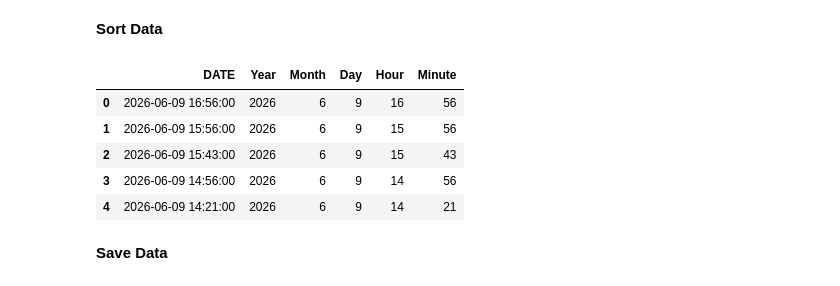
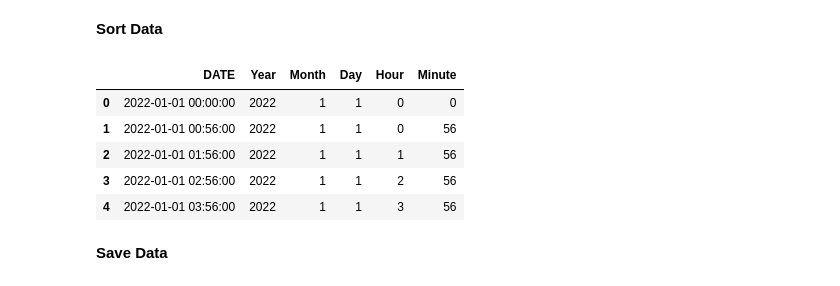
Before and after one commit to UC-Berkeley-I-School/207-Summer26-FinalProject-MLModel, a Jupyter notebook: Data_Preprocessing/SFO_NOAA_Preprocessing_YvonneChook.ipynb, the cells around one changed output. Cells and saved outputs as stored; diff of their text form; code cells hidden in the pictures.

```diff
--- a/Data_Preprocessing/SFO_NOAA_Preprocessing_YvonneChook.ipynb
+++ b/Data_Preprocessing/SFO_NOAA_Preprocessing_YvonneChook.ipynb
@@ -36,6 +36,12 @@ NOAA_summary = pd.DataFrame({
     "unique_values": NOAA_SFO_df.nunique().values
 })
 
+#I want to see all data
+pd.set_option("display.max_rows", None)
+pd.set_option("display.max_columns", None)
+pd.set_option("display.max_colwidth", None)
+
+
 display(NOAA_summary)
 # %% [output]
 |  | column_name | dtype | nulls_count | nulls_percent | unique_values |
@@ -66,2 +75,26 @@ NOAA_SFO_df["DATE"].dtype
 # %% [output]
 dtype('<M8[us]')
+# %%
+# convert any date time components to ints
+
+#specify columns and intended datatype
+date_str_to_ints = [
+    "Year",
+    "Month",
+    "Day",
+    "Hour",
+    "Minute"
+]
+
+for col in date_str_to_ints:
+    NOAA_SFO_cleaned[col] = pd.to_numeric(NOAA_SFO_cleaned[col])
+# %%
+# convert any location features into floats
+location_str_to_floats = [
+    "LATITUDE",
+    "LONGITUDE",
+    "ELEVATION"
+]
+
+for col in location_str_to_floats:
+    NOAA_SFO_cleaned[col] = pd.to_numeric(NOAA_SFO_cleaned[col])
@@ -68,7 +147,10 @@ dtype('<M8[us]')
 # %%
 # filter for unique entries only
-NOAA_SFO_df = NOAA_SFO_df.drop_duplicates()
+NOAA_SFO_cleaned = NOAA_SFO_cleaned.drop_duplicates()
+
+#fiter cases where columns are entirely null
+NOAA_SFO_cleaned = NOAA_SFO_cleaned.dropna(axis=1, how="all")
 
 #Check shape
-print(NOAA_SFO_df.shape)
+print(NOAA_SFO_cleaned.shape)
 # %% [output]
@@ -82,21 +189,21 @@ print(NOAA_SFO_df.shape)
 # %% [markdown]
 **Sort Data**
 # %%
-#sort data from most recent to least recent
-NOAA_SFO_df = NOAA_SFO_df.sort_values(
+#sort data from ascending order
+NOAA_SFO_cleaned = NOAA_SFO_cleaned.sort_values(
     by="DATE",
-    ascending=False
+    ascending=True
 ).reset_index(drop=True)
 
 #Check
-NOAA_SFO_df[["DATE", "Year", "Month", "Day", "Hour", "Minute"]].head()
+NOAA_SFO_cleaned[["DATE", "Year", "Month", "Day", "Hour", "Minute"]].head()
 # %% [output]
 |  | DATE | Year | Month | Day | Hour | Minute |
-| 0 | 2026-06-09 16:56:00 | 2026 | 6 | 9 | 16 | 56 |
-| 1 | 2026-06-09 15:56:00 | 2026 | 6 | 9 | 15 | 56 |
-| 2 | 2026-06-09 15:43:00 | 2026 | 6 | 9 | 15 | 43 |
-| 3 | 2026-06-09 14:56:00 | 2026 | 6 | 9 | 14 | 56 |
-| 4 | 2026-06-09 14:21:00 | 2026 | 6 | 9 | 14 | 21 |
+| 0 | 2022-01-01 00:00:00 | 2022 | 1 | 1 | 0 | 0 |
+| 1 | 2022-01-01 00:56:00 | 2022 | 1 | 1 | 0 | 56 |
+| 2 | 2022-01-01 01:56:00 | 2022 | 1 | 1 | 1 | 56 |
+| 3 | 2022-01-01 02:56:00 | 2022 | 1 | 1 | 2 | 56 |
+| 4 | 2022-01-01 03:56:00 | 2022 | 1 | 1 | 3 | 56 |
 # %% [markdown]
 **Save Data**
 # %%
```
Also changed, not shown: parts of 9 cells of this notebook, 6 other files.
